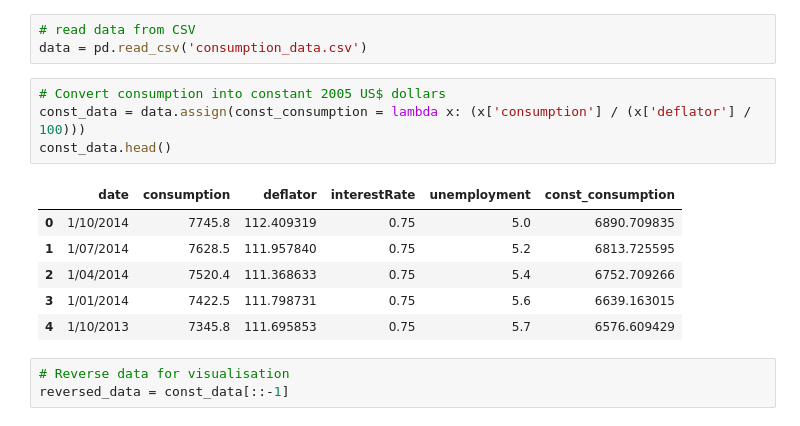
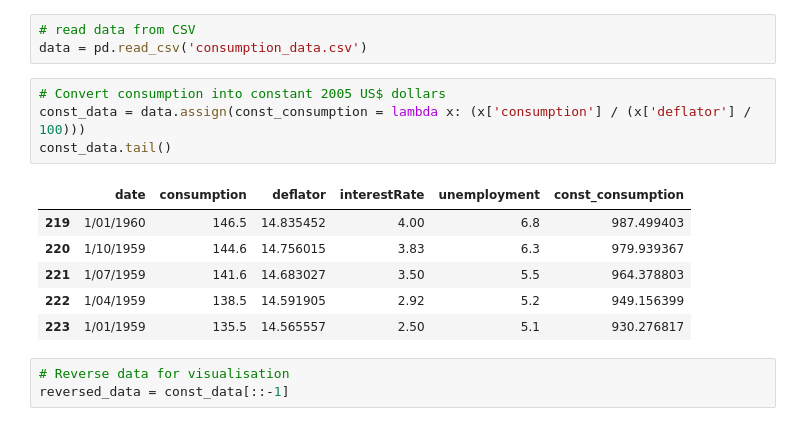
Before and after one commit to JamesTrick/sandbox, a Jupyter notebook: ConsumptionModel.ipynb, the cells around one changed output. Saved outputs shown, nothing was run; the diff lists cells and outputs as text.

```diff
--- a/ConsumptionModel.ipynb
+++ b/ConsumptionModel.ipynb
@@ -26,14 +26,14 @@ data = pd.read_csv('consumption_data.csv')
 # %%
 # Convert consumption into constant 2005 US$ dollars
 const_data = data.assign(const_consumption = lambda x: (x['consumption'] / (x['deflator'] / 100)))
-const_data.head()
+const_data.tail()
 # %% [output]
 |  | date | consumption | deflator | interestRate | unemployment | const_consumption |
-| 0 | 1/10/2014 | 7745.8 | 112.409319 | 0.75 | 5.0 | 6890.709835 |
-| 1 | 1/07/2014 | 7628.5 | 111.957840 | 0.75 | 5.2 | 6813.725595 |
-| 2 | 1/04/2014 | 7520.4 | 111.368633 | 0.75 | 5.4 | 6752.709266 |
-| 3 | 1/01/2014 | 7422.5 | 111.798731 | 0.75 | 5.6 | 6639.163015 |
-| 4 | 1/10/2013 | 7345.8 | 111.695853 | 0.75 | 5.7 | 6576.609429 |
+| 219 | 1/01/1960 | 146.5 | 14.835452 | 4.00 | 6.8 | 987.499403 |
+| 220 | 1/10/1959 | 144.6 | 14.756015 | 3.83 | 6.3 | 979.939367 |
+| 221 | 1/07/1959 | 141.6 | 14.683027 | 3.50 | 5.5 | 964.378803 |
+| 222 | 1/04/1959 | 138.5 | 14.591905 | 2.92 | 5.2 | 949.156399 |
+| 223 | 1/01/1959 | 135.5 | 14.565557 | 2.50 | 5.1 | 930.276817 |
 # %%
 # Reverse data for visualisation
 reversed_data = const_data[::-1]
```
Also changed, not shown: parts of 3 cells of this notebook.
